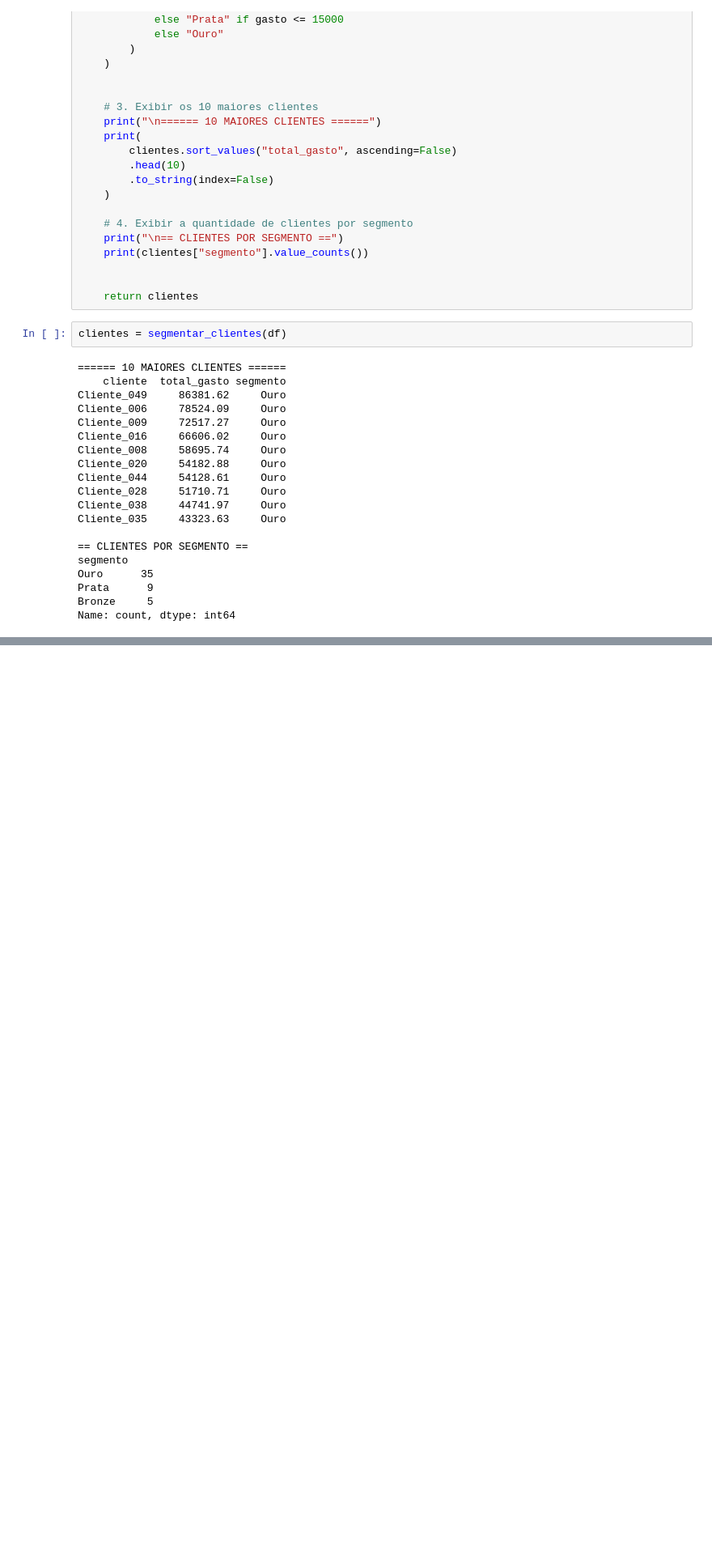
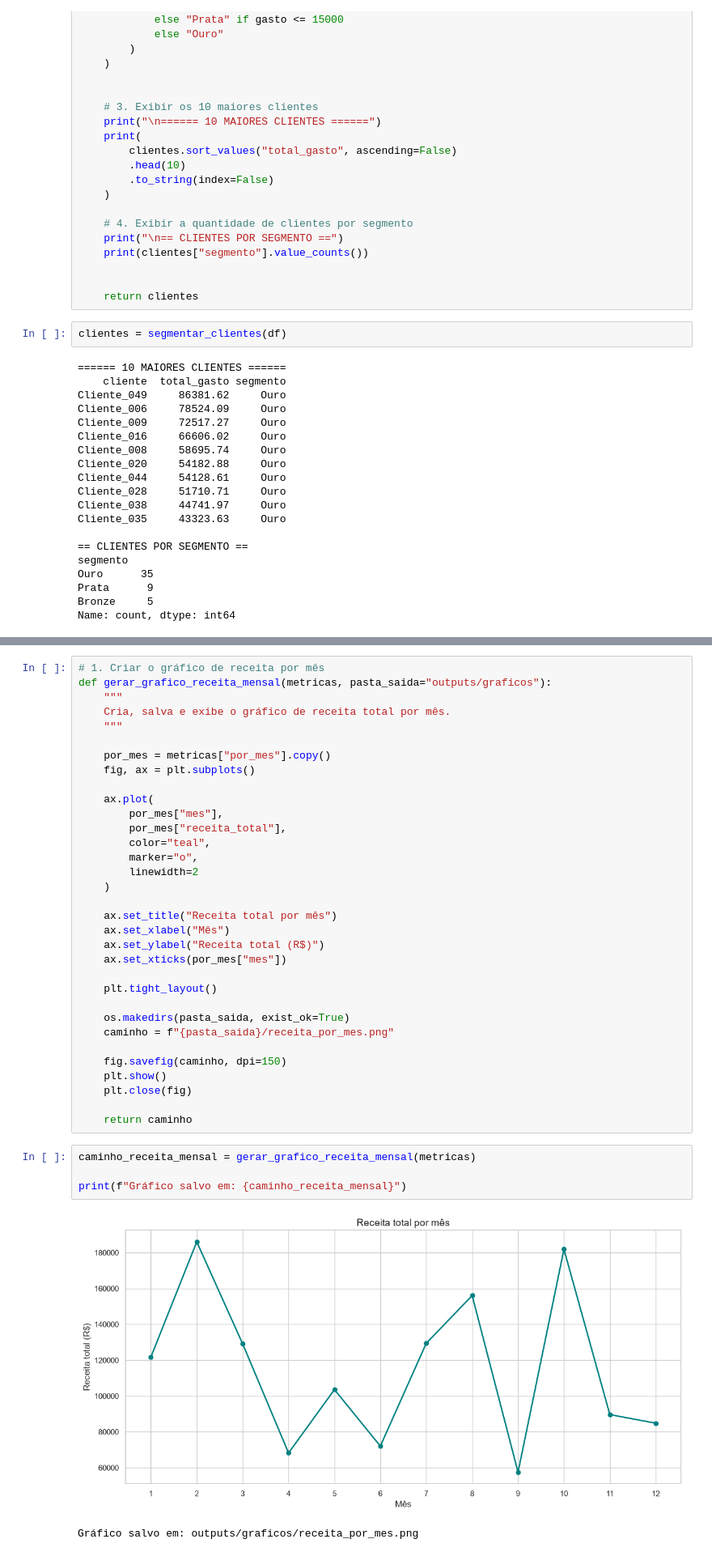
Before and after one commit to andrefng/salesinsight-py, a Jupyter notebook: salesinsight.ipynb, the cells around one changed output, grey strips where cells are left out. Shown at 81% size. Cells and saved outputs as stored; diff of their text form; blank space fills up the shorter version.

Commit message:
feat: adiciona grafico de receita mensal com exportacao PNG

```diff
--- a/salesinsight.ipynb
+++ b/salesinsight.ipynb
@@ -445,0 +458,40 @@ Name: count, dtype: int64
+# %%
+# 1. Criar o gráfico de receita por mês
+def gerar_grafico_receita_mensal(metricas, pasta_saida="outputs/graficos"):
+    """
+    Cria, salva e exibe o gráfico de receita total por mês.
+    """
+
+    por_mes = metricas["por_mes"].copy()
+    fig, ax = plt.subplots()
+
+    ax.plot(
+        por_mes["mes"],
+        por_mes["receita_total"],
+        color="teal",
+        marker="o",
+        linewidth=2
+    )
+
+    ax.set_title("Receita total por mês")
+    ax.set_xlabel("Mês")
+    ax.set_ylabel("Receita total (R$)")
+    ax.set_xticks(por_mes["mes"])
+
+    plt.tight_layout()
+
+    os.makedirs(pasta_saida, exist_ok=True)
+    caminho = f"{pasta_saida}/receita_por_mes.png"
+
+    fig.savefig(caminho, dpi=150)
+    plt.show()
+    plt.close(fig)
+
+    return caminho
+# %%
+caminho_receita_mensal = gerar_grafico_receita_mensal(metricas)
+
+print(f"Gráfico salvo em: {caminho_receita_mensal}")
+# %% [output]
+[figure, added]
+Gráfico salvo em: outputs/graficos/receita_por_mes.png
```
Also changed, not shown: parts of 2 cells of this notebook, 1 other file.
